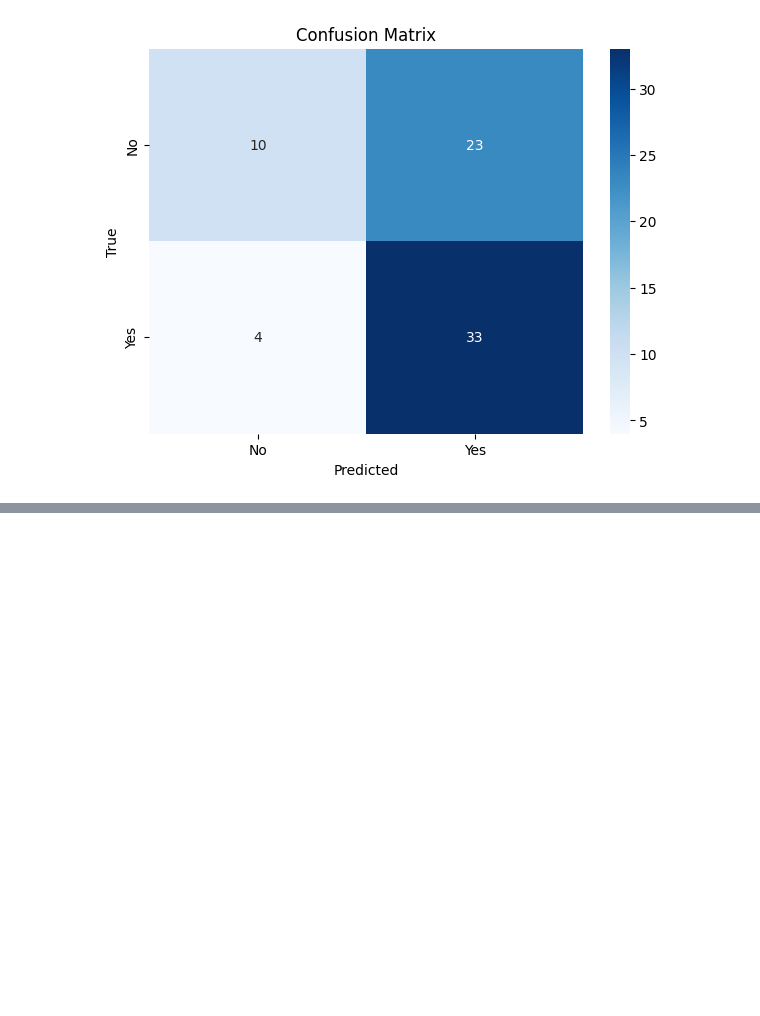
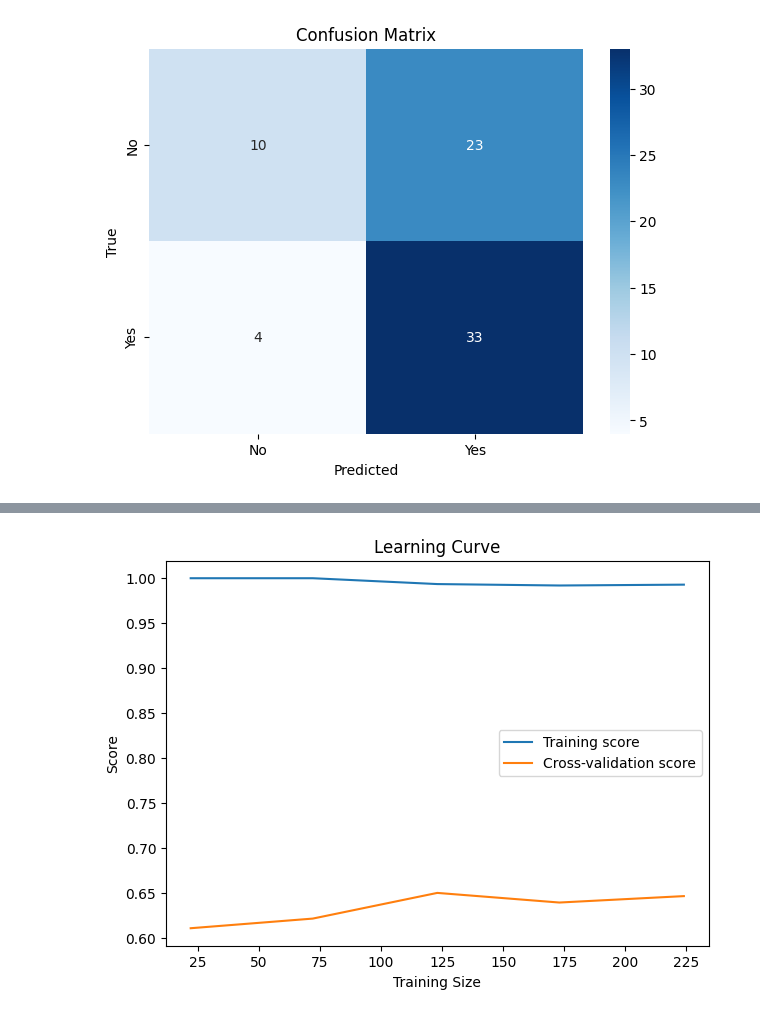
Before and after one commit to labibazad191/IELTS_SEEKERS, a Jupyter notebook: IELTSSEEKERS.ipynb, the cells around one changed output, grey strips where cells are left out. Drawn from its saved outputs; the diff is of its cells as text; code cells hidden in the pictures; blank space fills up the shorter version.

```diff
--- a/IELTSSEEKERS.ipynb
+++ b/IELTSSEEKERS.ipynb
@@ -193,0 +243,14 @@ joblib.dump(grid_search.best_estimator_, 'svm_model_lexical_resource.pkl')
+# %%
+# Step 10: Learning Curves
+train_sizes, train_scores, test_scores = learning_curve(grid_search.best_estimator_, X_train, y_train, cv=5)
+
+plt.figure(figsize=(7, 5))
+plt.plot(train_sizes, np.mean(train_scores, axis=1), label='Training score')
+plt.plot(train_sizes, np.mean(test_scores, axis=1), label='Cross-validation score')
+plt.xlabel('Training Size')
+plt.ylabel('Score')
+plt.title('Learning Curve')
+plt.legend(loc='best')
+plt.show()
+# %% [output]
+[figure, added]
```
Also changed, not shown: parts of 10 cells of this notebook.
